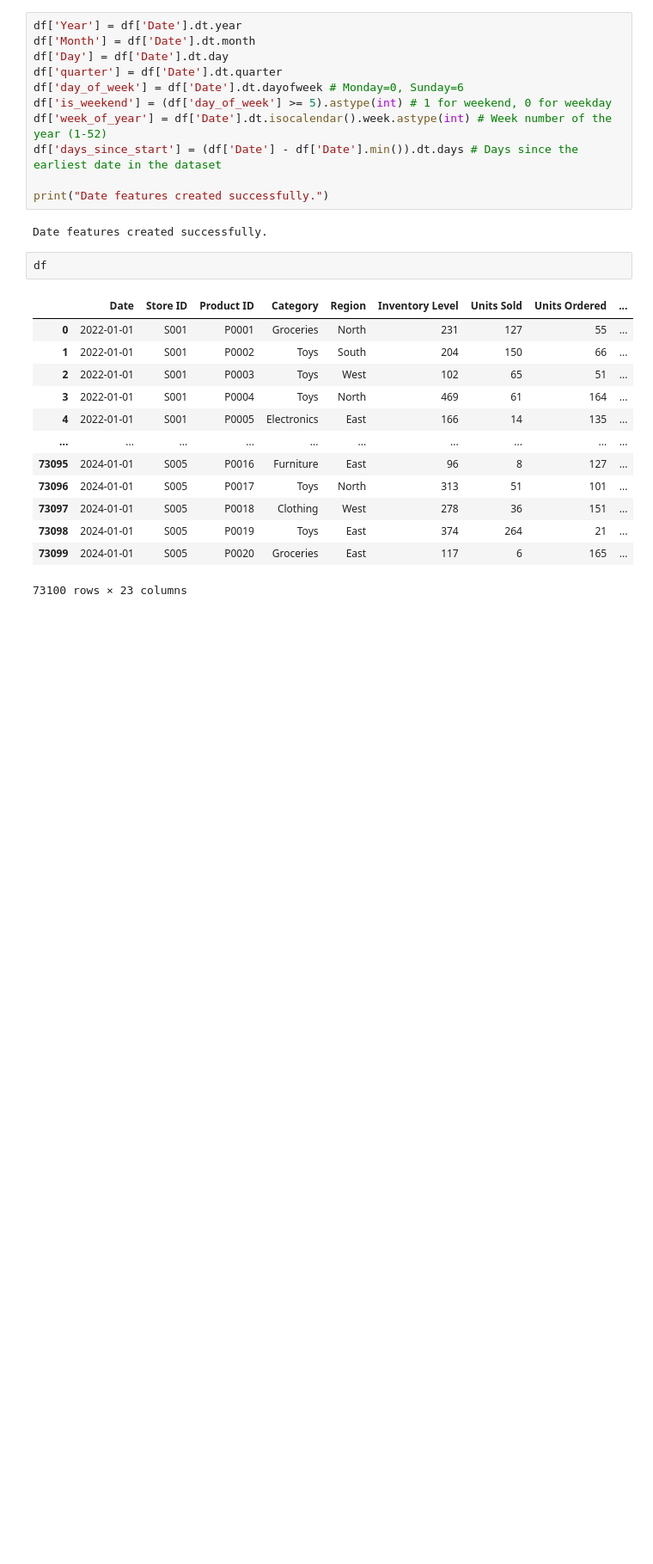
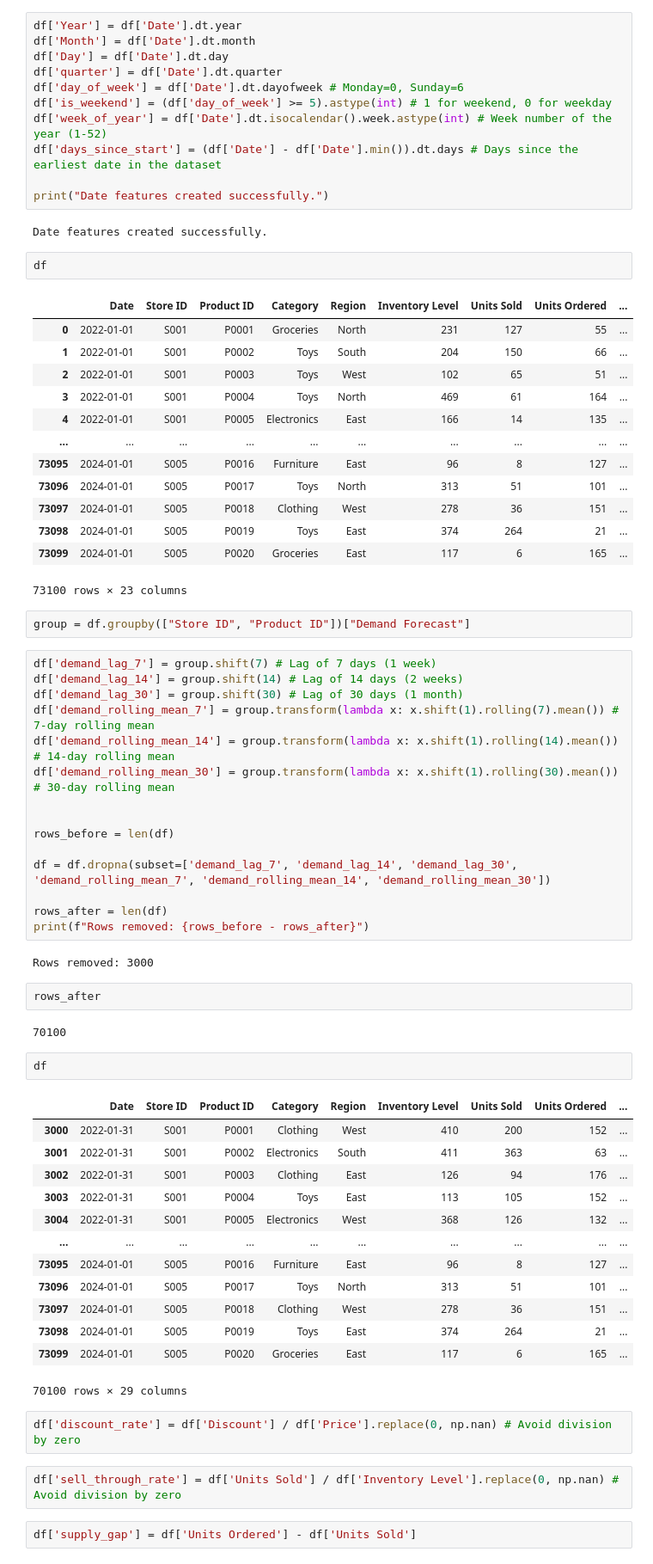
Before and after one commit to Bhaskar5153/project_1_demand_forecasting, a Jupyter notebook: notebooks/feature_engineering.ipynb, the cells around one changed output. Shown at 86% size. Drawn from its saved outputs; the diff is of its cells as text; blank space fills up the shorter version.

```diff
--- a/notebooks/feature_engineering.ipynb
+++ b/notebooks/feature_engineering.ipynb
@@ -74,3 +74,48 @@ df
 | 73098 | 2024-01-01 | S005 | P0019 | Toys | East | 374 | 264 | 21 | ... |
 | 73099 | 2024-01-01 | S005 | P0020 | Groceries | East | 117 | 6 | 165 | ... |
 73100 rows × 23 columns
+# %%
+group = df.groupby(["Store ID", "Product ID"])["Demand Forecast"]
+# %%
+df['demand_lag_7'] = group.shift(7) # Lag of 7 days (1 week)
+df['demand_lag_14'] = group.shift(14) # Lag of 14 days (2 weeks)
+df['demand_lag_30'] = group.shift(30) # Lag of 30 days (1 month)
+df['demand_rolling_mean_7'] = group.transform(lambda x: x.shift(1).rolling(7).mean()) # 7-day rolling mean
+df['demand_rolling_mean_14'] = group.transform(lambda x: x.shift(1).rolling(14).mean()) # 14-day rolling mean
+df['demand_rolling_mean_30'] = group.transform(lambda x: x.shift(1).rolling(30).mean()) # 30-day rolling mean
+
+
+rows_before = len(df)
+
+df = df.dropna(subset=['demand_lag_7', 'demand_lag_14', 'demand_lag_30', 'demand_rolling_mean_7', 'demand_rolling_mean_14', 'demand_rolling_mean_30'])
+
+rows_after = len(df)
+print(f"Rows removed: {rows_before - rows_after}")
+# %% [output]
+Rows removed: 3000
+# %%
+rows_after
+# %% [output]
+70100
+# %%
+df
+# %% [output]
+|  | Date | Store ID | Product ID | Category | Region | Inventory Level | Units Sold | Units Ordered | ... |
+| 3000 | 2022-01-31 | S001 | P0001 | Clothing | West | 410 | 200 | 152 | ... |
+| 3001 | 2022-01-31 | S001 | P0002 | Electronics | South | 411 | 363 | 63 | ... |
+| 3002 | 2022-01-31 | S001 | P0003 | Clothing | East | 126 | 94 | 176 | ... |
+| 3003 | 2022-01-31 | S001 | P0004 | Toys | East | 113 | 105 | 152 | ... |
+| 3004 | 2022-01-31 | S001 | P0005 | Electronics | West | 368 | 126 | 132 | ... |
+| ... | ... | ... | ... | ... | ... | ... | ... | ... | ... |
+| 73095 | 2024-01-01 | S005 | P0016 | Furniture | East | 96 | 8 | 127 | ... |
+| 73096 | 2024-01-01 | S005 | P0017 | Toys | North | 313 | 51 | 101 | ... |
+| 73097 | 2024-01-01 | S005 | P0018 | Clothing | West | 278 | 36 | 151 | ... |
+| 73098 | 2024-01-01 | S005 | P0019 | Toys | East | 374 | 264 | 21 | ... |
+| 73099 | 2024-01-01 | S005 | P0020 | Groceries | East | 117 | 6 | 165 | ... |
+70100 rows × 29 columns
+# %%
+df['discount_rate'] = df['Discount'] / df['Price'].replace(0, np.nan) # Avoid division by zero
+# %%
+df['sell_through_rate'] = df['Units Sold'] / df['Inventory Level'].replace(0, np.nan) # Avoid division by zero
+# %%
+df['supply_gap'] = df['Units Ordered'] - df['Units Sold']
```
Also changed, not shown: parts of 13 cells of this notebook, 10 other files.
